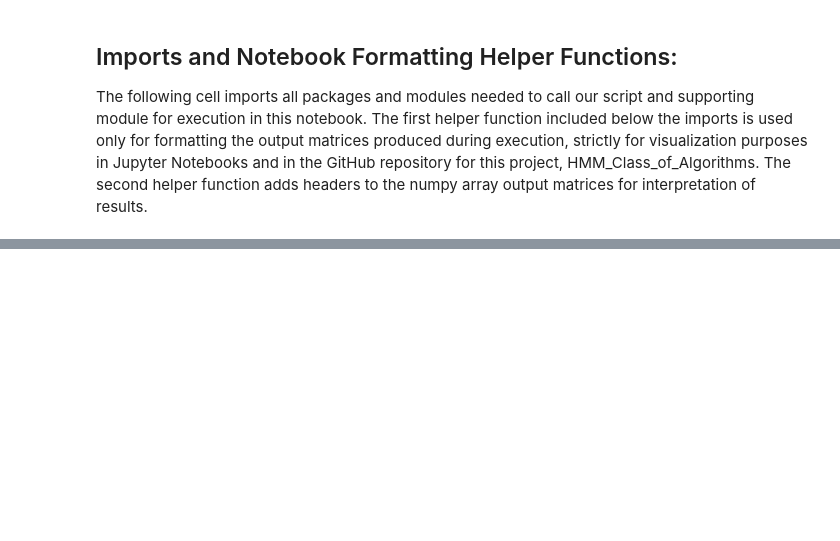
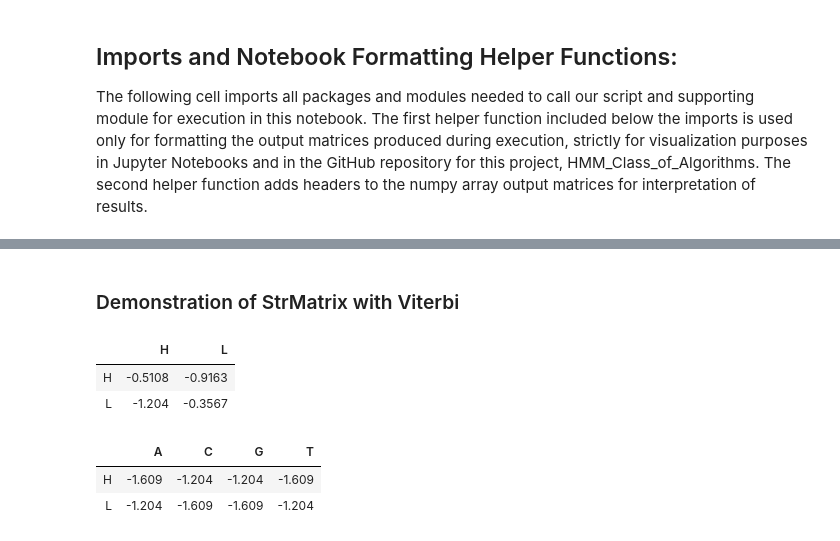
Before and after one commit to biotechiestefnie/HMM-Class-of-Algorithms, a Jupyter notebook: project10/HMM_Project10_Execution.ipynb, the cells around one changed output, grey strips where cells are left out. Cells and saved outputs as stored; diff of their text form; code cells hidden in the pictures; blank space fills up the shorter version.

```diff
--- a/project10/HMM_Project10_Execution.ipynb
+++ b/project10/HMM_Project10_Execution.ipynb
@@ -378,0 +141,30 @@ fb_states, fb_matrix = model.forward_backward_algorithm(obs)
+# %% [markdown]
+### Demonstration of StrMatrix with Viterbi
+# %%
+# StrMatrix demonstration for Viterbi (I/G)
+trans_v = StrMatrix(trans_probs)
+emit_v = StrMatrix(emit_probs)
+
+# Format matrices with headers
+trans_headered = format_matrix(
+    trans_v.get_matrix(),
+    states=trans_v.row_labels,
+    observation=trans_v.col_labels
+)
+
+emit_headered = format_matrix(
+    emit_v.get_matrix(),
+    states=emit_v.row_labels,
+    observation=emit_v.col_labels
+)
+
+# Display with headers
+display(show_matrix_html(trans_headered))
+display(show_matrix_html(emit_headered))
+# %% [output]
+|  | H | L |
+| H | -0.5108 | -0.9163 |
+| L | -1.204 | -0.3567 |
+|  | A | C | G | T |
+| H | -1.609 | -1.204 | -1.204 | -1.609 |
+| L | -1.204 | -1.609 | -1.609 | -1.204 |
```
Also changed, not shown: parts of 52 cells of this notebook, 2 other files.
